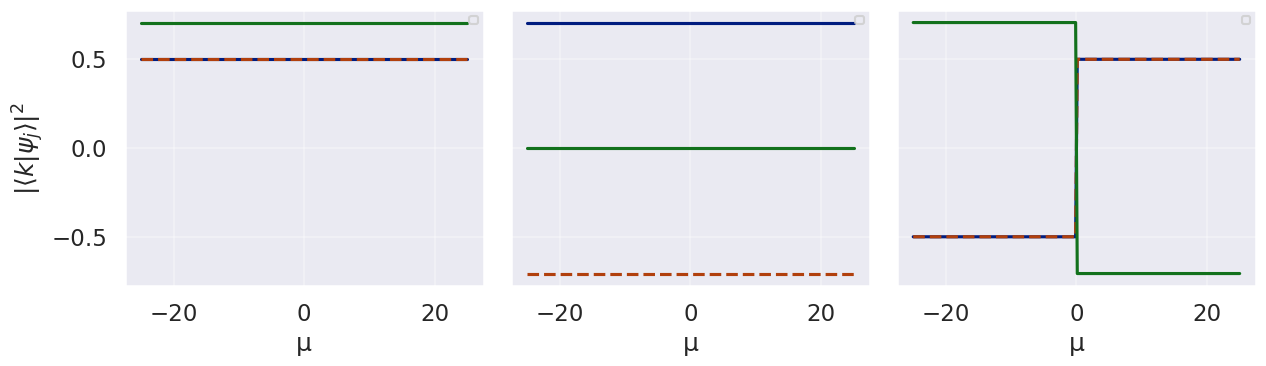
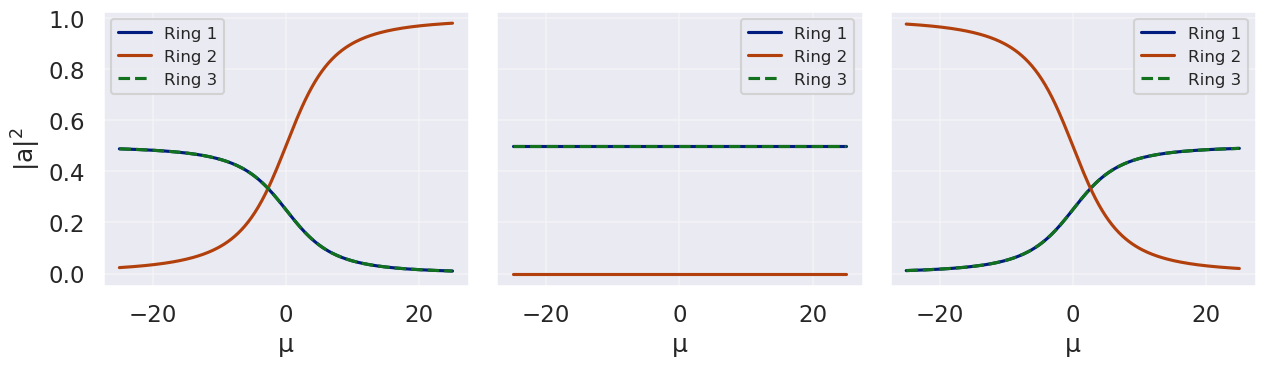
The change to this notebook cell's code, shown as a diff; its figure went from the first image to the second:
--- before
+++ after
@@ -4,13 +4,13 @@
 
 for j, ax in enumerate(axes):
-    ax.plot(μ_vec, bS[:, j], ls="-")
-    ax.plot(μ_vec, bAS[:, j], ls="--")
-    ax.plot(μ_vec, bC[:, j])
+    ax.plot(μ_vec, bS[:, j]**2, ls="-", label = "Ring 1")
+    ax.plot(μ_vec, bC[:, j]**2, label = "Ring 2")
+    ax.plot(μ_vec, bAS[:, j]**2, ls="--", label = "Ring 3")
     #ax.set_title(labels[j])
     ax.set_xlabel('μ')
     ax.grid(True, alpha=0.3)
-    ax.legend(fontsize=8)
+    ax.legend(fontsize=12)
 
-axes[0].set_ylabel('$|\\langle k | \\psi_j \\rangle|^2$')
+axes[0].set_ylabel('$\\vert \\text{a}\\vert^2$')
 #fig.suptitle('Composição dos autovetores (peso de cada base desacoplada)', y=1.02)
 plt.tight_layout()

Commit: Cleo figures